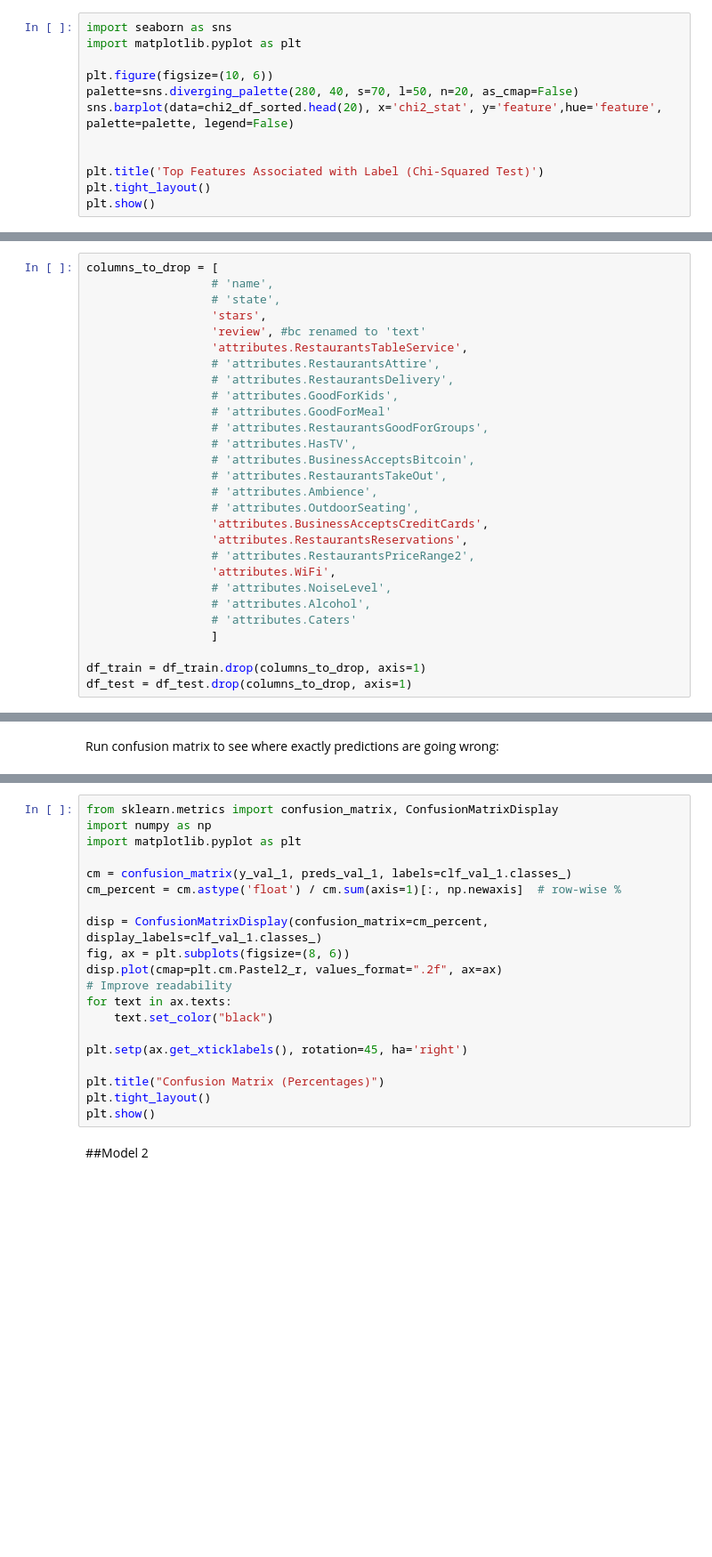
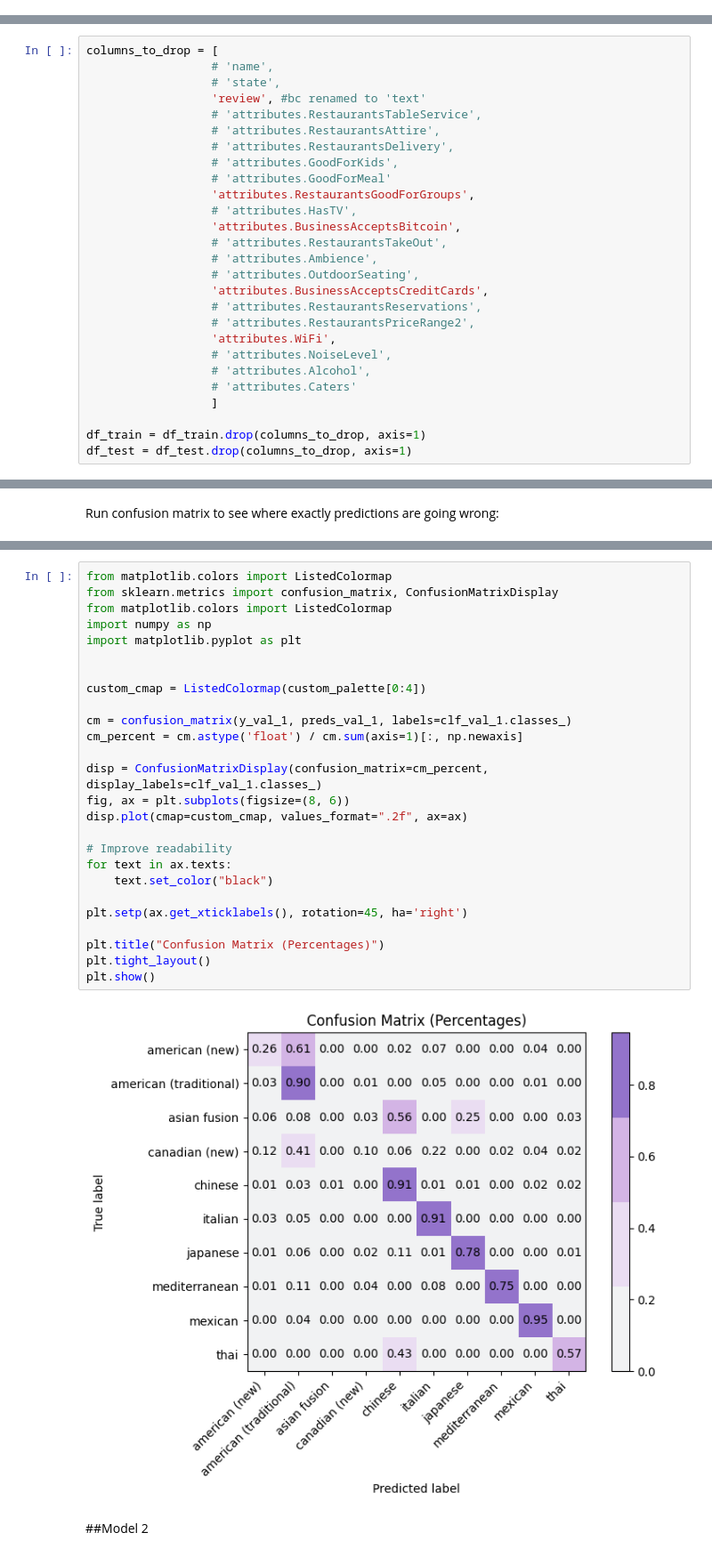
Before and after one commit to lindsayalexandra14/ds_portfolio, a Jupyter notebook: 1_projects/restaurant_prediction_nlp/restaurant_prediction_nlp.ipynb, the cells around one changed output, grey strips where cells are left out. Shown at 89% size. Cells and saved outputs as stored; diff of their text form; blank space fills up the shorter version.

```diff
--- a/1_projects/restaurant_prediction_nlp/restaurant_prediction_nlp.ipynb
+++ b/1_projects/restaurant_prediction_nlp/restaurant_prediction_nlp.ipynb
@@ -856,12 +1143,0 @@ g = sns.catplot(
-# %%
-import seaborn as sns
-import matplotlib.pyplot as plt
-
-plt.figure(figsize=(10, 6))
-palette=sns.diverging_palette(280, 40, s=70, l=50, n=20, as_cmap=False)
-sns.barplot(data=chi2_df_sorted.head(20), x='chi2_stat', y='feature',hue='feature', palette=palette, legend=False)
-
-
-plt.title('Top Features Associated with Label (Chi-Squared Test)')
-plt.tight_layout()
-plt.show()
@@ -897,21 +1330,20 @@ I tested a handful of combinations (did not have the compute resources to do thi
 columns_to_drop = [
                   # 'name',
                   # 'state',
-                  'stars',
                   'review', #bc renamed to 'text'
-                  'attributes.RestaurantsTableService',
+                  # 'attributes.RestaurantsTableService',
                   # 'attributes.RestaurantsAttire',
                   # 'attributes.RestaurantsDelivery',
                   # 'attributes.GoodForKids',
                   # 'attributes.GoodForMeal'
-                  # 'attributes.RestaurantsGoodForGroups',
+                  'attributes.RestaurantsGoodForGroups',
                   # 'attributes.HasTV',
-                  # 'attributes.BusinessAcceptsBitcoin',
+                  'attributes.BusinessAcceptsBitcoin',
                   # 'attributes.RestaurantsTakeOut',
                   # 'attributes.Ambience',
                   # 'attributes.OutdoorSeating',
                   'attributes.BusinessAcceptsCreditCards',
-                  'attributes.RestaurantsReservations',
+                  # 'attributes.RestaurantsReservations',
                   # 'attributes.RestaurantsPriceRange2',
                   'attributes.WiFi',
                   # 'attributes.NoiseLevel',
@@ -1251,23 +1794,31 @@ Run confusion matrix to see where exactly predictions are going wrong:
 # %%
+from matplotlib.colors import ListedColormap
 from sklearn.metrics import confusion_matrix, ConfusionMatrixDisplay
+from matplotlib.colors import ListedColormap
 import numpy as np
 import matplotlib.pyplot as plt
 
+
+custom_cmap = ListedColormap(custom_palette[0:4])
+
 cm = confusion_matrix(y_val_1, preds_val_1, labels=clf_val_1.classes_)
-cm_percent = cm.astype('float') / cm.sum(axis=1)[:, np.newaxis]  # row-wise %
+cm_percent = cm.astype('float') / cm.sum(axis=1)[:, np.newaxis]
 
 disp = ConfusionMatrixDisplay(confusion_matrix=cm_percent, display_labels=clf_val_1.classes_)
 fig, ax = plt.subplots(figsize=(8, 6))
-disp.plot(cmap=plt.cm.Pastel2_r, values_format=".2f", ax=ax)
+disp.plot(cmap=custom_cmap, values_format=".2f", ax=ax)
+
 # Improve readability
 for text in ax.texts:
     text.set_color("black")
 
 plt.setp(ax.get_xticklabels(), rotation=45, ha='right')
 
 plt.title("Confusion Matrix (Percentages)")
 plt.tight_layout()
 plt.show()
+# %% [output]
+[figure, added]
 # %% [markdown]
 ##Model 2
 # %% [markdown]
```
Also changed, not shown: parts of 204 cells of this notebook.
